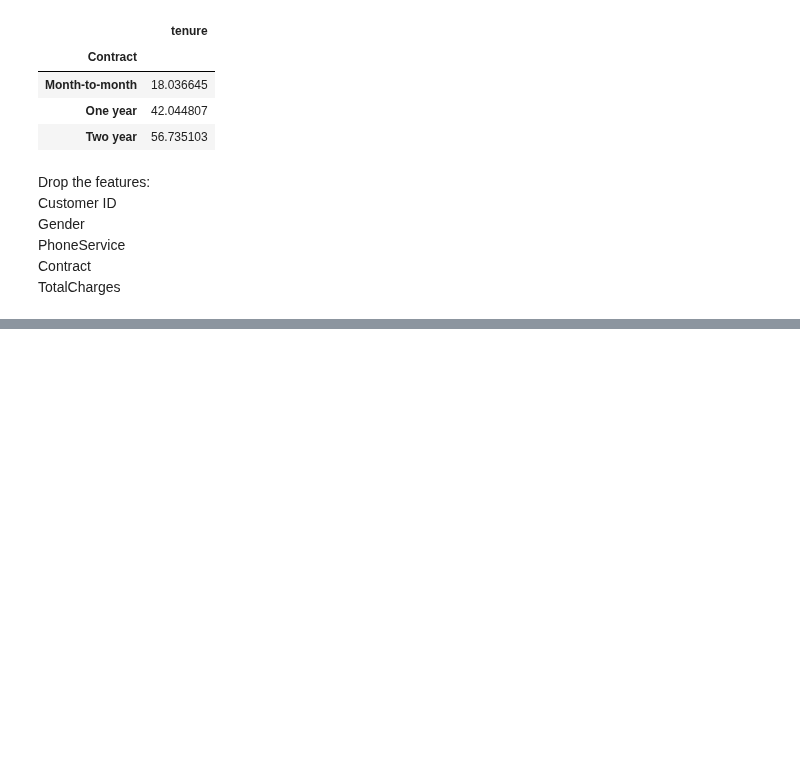
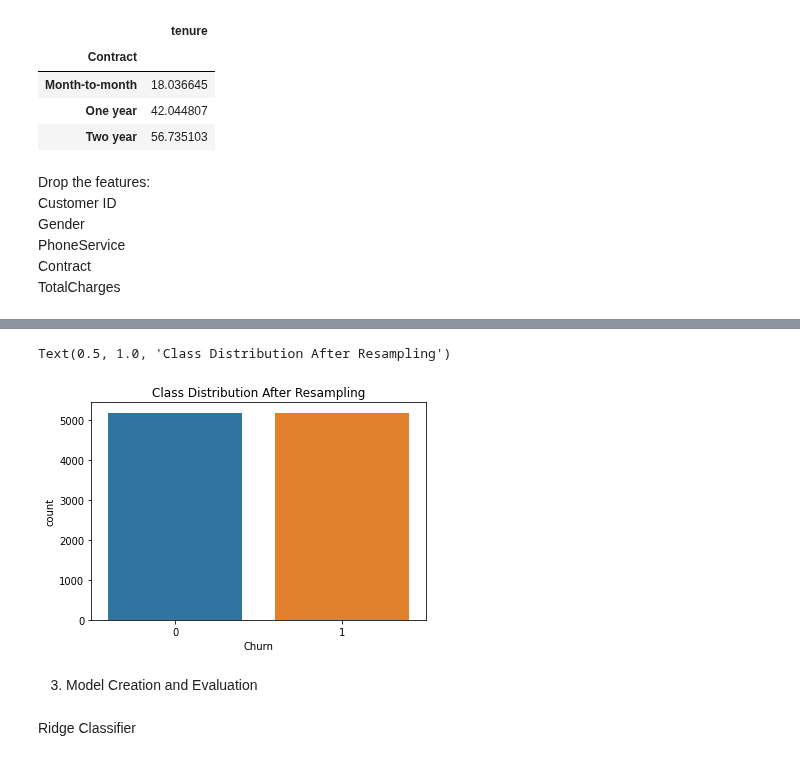
Before and after one commit to pavstar619/Churn-Prediction-Telco, a Jupyter notebook: Churn_Prediction_Telco.ipynb, the cells around one changed output, grey strips where cells are left out. Saved outputs shown, nothing was run; the diff lists cells and outputs as text; code cells hidden in the pictures; blank space fills up the shorter version.

```diff
--- a/Churn_Prediction_Telco.ipynb
+++ b/Churn_Prediction_Telco.ipynb
@@ -270,0 +278,6 @@ KeyError: ignored
+# %%
+cat_features = ['SeniorCitizen', 'Partner', 'Dependents',
+'MultipleLines', 'InternetService','OnlineSecurity','OnlineBackup', 'DeviceProtection', 'TechSupport', 'StreamingTV',
+'StreamingMovies', 'PaperlessBilling', 'PaymentMethod']
+X = pd.get_dummies(df, columns=cat_features, drop_first=True)
+X
@@ -270,0 +298,6 @@ KeyError: ignored
+# %%
+sc = MinMaxScaler()
+a = sc.fit_transform(df[['tenure']])
+b = sc.fit_transform(df[['MonthlyCharges']])
+X['tenure'] = a
+X['MonthlyCharges'] = b
@@ -270,0 +315,7 @@ KeyError: ignored
+# %%
+#Separate postive and negative churns
+X_no = X[X.Churn == 0]
+X_yes = X[X.Churn == 1]
+# %%
+#Upsampling yes
+X_yes_upsampled = X_yes.sample(n=len(X_no), replace=True, random_state=42)
@@ -270,0 +330,8 @@ KeyError: ignored
+# %%
+X_upsampled = X_no.append(X_yes_upsampled).reset_index(drop=True)
+sns.countplot('Churn', data=X_upsampled).set_title('Class Distribution After Resampling')
+# %% [output]
+Text(0.5, 1.0, 'Class Distribution After Resampling')
+[figure, added]
+# %% [markdown]
+3. Model Creation and Evaluation
@@ -270,0 +345,2 @@ KeyError: ignored
+# %% [markdown]
+Ridge Classifier
```
Also changed, not shown: parts of 11 cells of this notebook.
